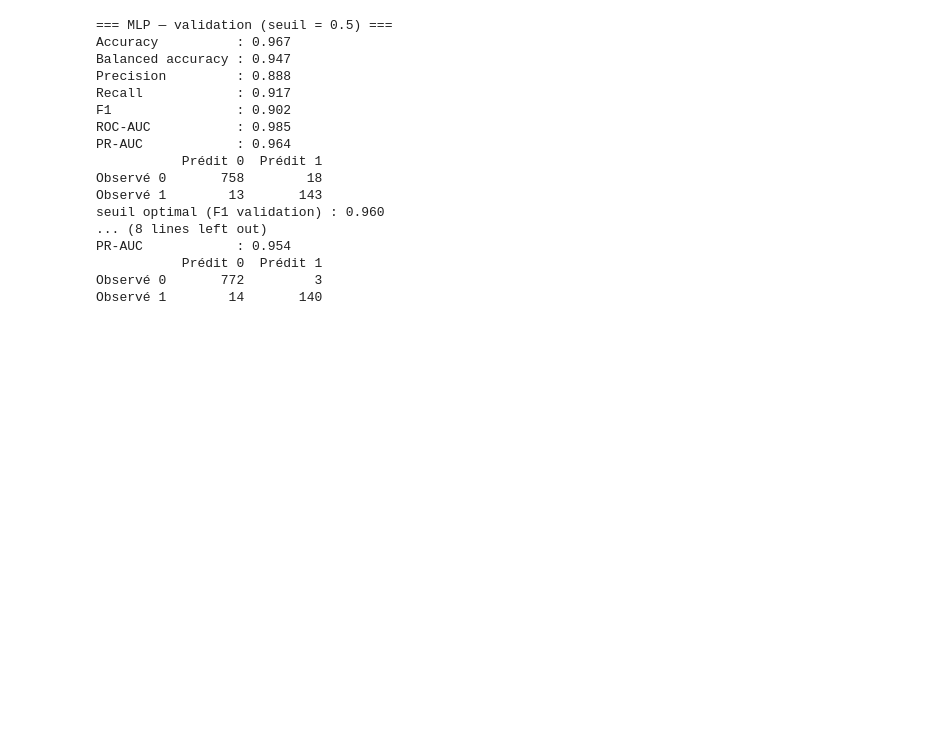
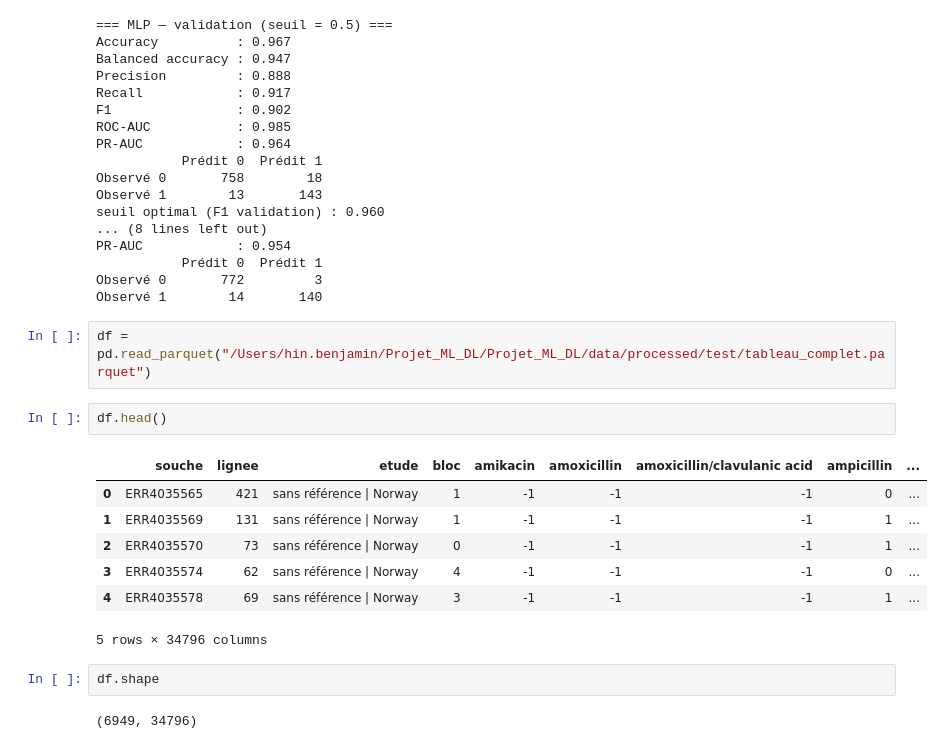
Before and after one commit to HinBenjamin/Projet_ML_and_DL, a Jupyter notebook: notebooks/exploration_benjamin.ipynb, the cells around one changed output. Cells and saved outputs as stored; diff of their text form; blank space fills up the shorter version.

```diff
--- a/notebooks/exploration_benjamin.ipynb
+++ b/notebooks/exploration_benjamin.ipynb
@@ -769,3 +769,19 @@ PR-AUC            : 0.954
            Prédit 0  Prédit 1
 Observé 0       772         3
 Observé 1        14       140
+# %%
+df = pd.read_parquet("/Users/hin.benjamin/Projet_ML_DL/Projet_ML_DL/data/processed/test/tableau_complet.parquet")
+# %%
+df.head()
+# %% [output]
+|  | souche | lignee | etude | bloc | amikacin | amoxicillin | amoxicillin/clavulanic acid | ampicillin | ... |
+| 0 | ERR4035565 | 421 | sans référence | Norway | 1 | -1 | -1 | -1 | 0 | ... |
+| 1 | ERR4035569 | 131 | sans référence | Norway | 1 | -1 | -1 | -1 | 1 | ... |
+| 2 | ERR4035570 | 73 | sans référence | Norway | 0 | -1 | -1 | -1 | 1 | ... |
+| 3 | ERR4035574 | 62 | sans référence | Norway | 4 | -1 | -1 | -1 | 0 | ... |
+| 4 | ERR4035578 | 69 | sans référence | Norway | 3 | -1 | -1 | -1 | 1 | ... |
+5 rows × 34796 columns
+# %%
+df.shape
+# %% [output]
+(6949, 34796)
```
Also changed, not shown: 9 other files.
